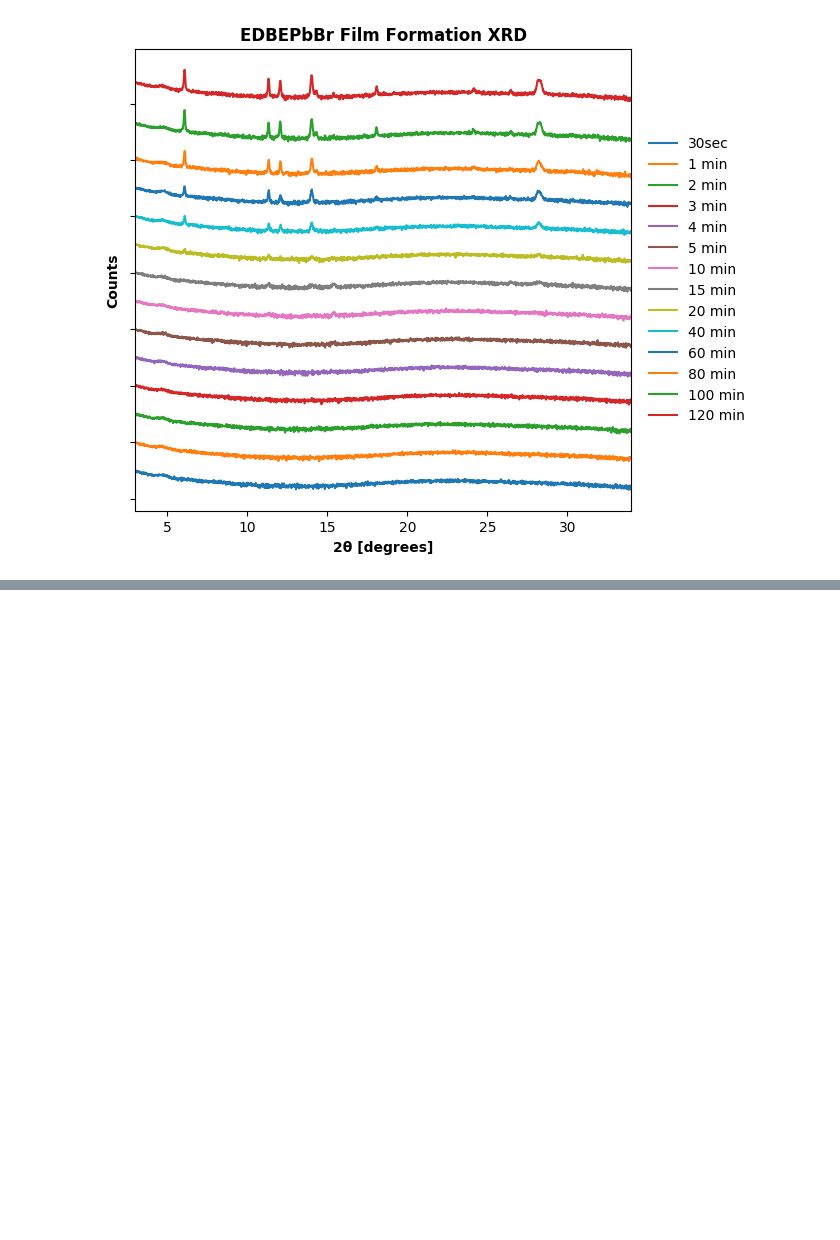
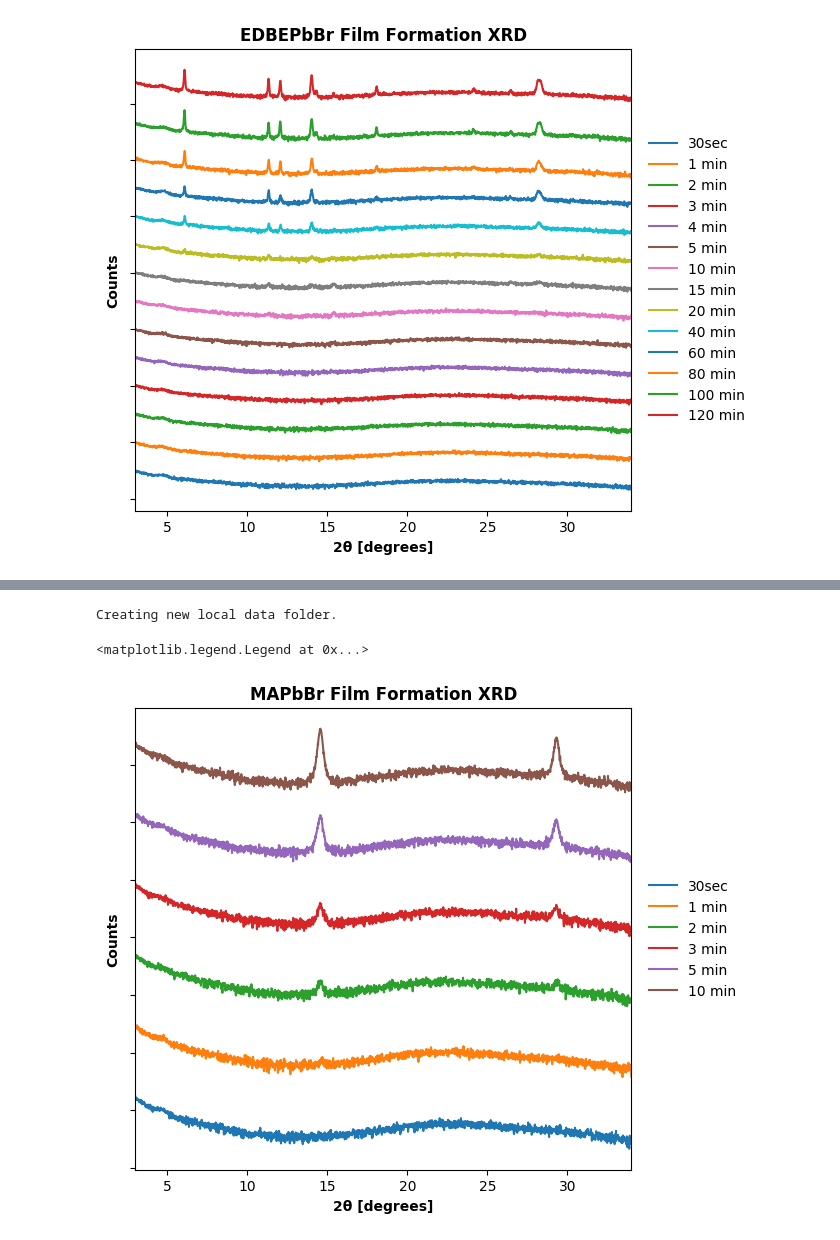
Before and after one commit to tomasbar/sciencetools_py, a Jupyter notebook: main.ipynb, the cells around one changed output, grey strips where cells are left out. Cells and saved outputs as stored; diff of their text form; code cells hidden in the pictures; blank space fills up the shorter version.

Commit message:
added MAPbBr sections and plotted

```diff
--- a/main.ipynb
+++ b/main.ipynb
@@ -319,0 +344,68 @@ fig.savefig("plots/190915/edbe_all_log.png", dpi=200, format='png', bbox_inches=
+# %%
+# Identify the folder(s) where the raw, original data is
+# Use a list to store multiple directories that you want ready to plot
+XRD_data = {}
+
+# ETB-046 Variables
+samples_dir = {
+    "etb049": "190911 ETB-049 MAPbBr on glass FF/",
+}
+
+for run_ID in samples_dir.keys():
+    XRD_data[run_ID] = import_data.init(flag, samples_dir[run_ID])
+
+cypher_etb049 = (
+    "30sec",
+    "1min",
+    "2min",
+    "3min",
+    "5min",
+    "10min",
+)
+# %% [output]
+Creating new local data folder.
+# %%
+fig = plt.figure(1, figsize=[6.4, 6])
+fig_ax = plt.gca()
+
+offset = 0
+master_cypher = (
+    "30sec",
+    "1min",
+    "2min",
+    "3min",
+#     "4min",
+    "5min",
+    "10min",
+#     "15min",
+#     "20min",
+#     "40min",
+#     "60min",
+#     "80min",
+#     "100min",
+#     "120min",
+)
+
+for sample_ID in master_cypher:
+    for run_ID in samples_dir.keys():
+        if sample_ID in XRD_data[run_ID].keys():
+            samplemax = max(np.log10(XRD_data[run_ID][sample_ID]["counts"]))
+
+            plt.figure(1)
+            plt.plot(XRD_data[run_ID][sample_ID]["2theta"], np.log10(XRD_data[run_ID][sample_ID]["counts"]) + offset,
+                     label=sample_ID.replace("min", " min"))
+
+            offset += samplemax
+
+plt.style.use('default')
+
+plt.xlabel("2θ [degrees]", weight="semibold")
+plt.ylabel("Counts", weight="semibold")
+fig_ax.set_yticklabels([])
+plt.xlim(min(XRD_data["etb049"]["1min"]["2theta"]), max(XRD_data["etb049"]["1min"]["2theta"]))
+
+plt.title("MAPbBr Film Formation XRD",weight="semibold")
+plt.legend(loc='center left', bbox_to_anchor=(1.01, 0,.22,1),mode='expand', frameon=False)
+# %% [output]
+<matplotlib.legend.Legend at 0x...>
+[figure, added]
```
Also changed, not shown: parts of 6 cells of this notebook, 9 other files.
